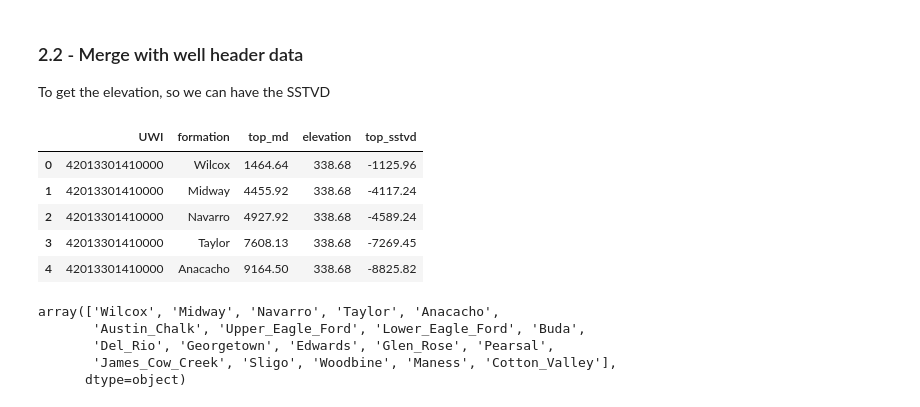
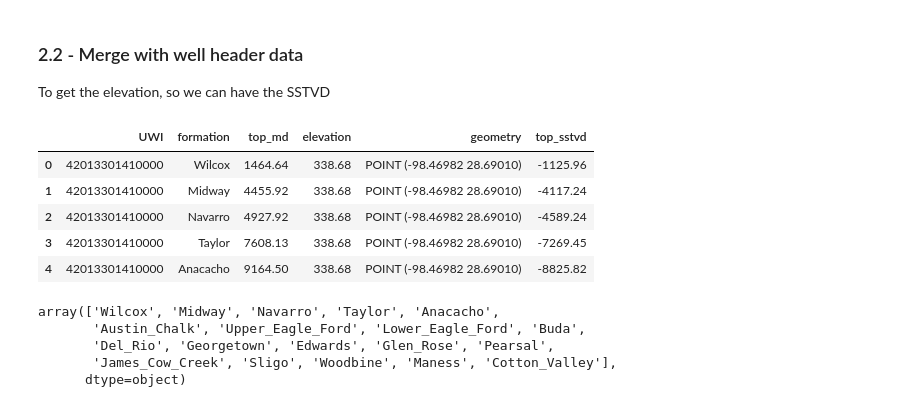
Before and after one commit to Tyrmes/gtx-2021, a Jupyter notebook: gtx/eda_oc/eda_1.ipynb, the cells around one changed output. Saved outputs shown, nothing was run; the diff lists cells and outputs as text; code cells hidden in the pictures.

```diff
--- a/gtx/eda_oc/eda_1.ipynb
+++ b/gtx/eda_oc/eda_1.ipynb
@@ -268,16 +268,17 @@ None
 To get the elevation, so we can have the SSTVD
 # %%
 top_sstvd_col = "top_sstvd"
-df_tops = df_tops.merge(gdf_wh[[uwi_col, kb_col]], on=uwi_col)
+df_tops = gpd.GeoDataFrame(df_tops.merge(gdf_wh[[uwi_col, kb_col, "geometry"]],
+                                         on=uwi_col))
 df_tops[top_sstvd_col] = -(df_tops[top_md_col] - df_tops[kb_col])
 df_tops.head()
 # %% [output]
-|  | UWI | formation | top_md | elevation | top_sstvd |
-| 0 | 42013301410000 | Wilcox | 1464.64 | 338.68 | -1125.96 |
-| 1 | 42013301410000 | Midway | 4455.92 | 338.68 | -4117.24 |
-| 2 | 42013301410000 | Navarro | 4927.92 | 338.68 | -4589.24 |
-| 3 | 42013301410000 | Taylor | 7608.13 | 338.68 | -7269.45 |
-| 4 | 42013301410000 | Anacacho | 9164.50 | 338.68 | -8825.82 |
+|  | UWI | formation | top_md | elevation | geometry | top_sstvd |
+| 0 | 42013301410000 | Wilcox | 1464.64 | 338.68 | POINT (-98.46982 28.69010) | -1125.96 |
+| 1 | 42013301410000 | Midway | 4455.92 | 338.68 | POINT (-98.46982 28.69010) | -4117.24 |
+| 2 | 42013301410000 | Navarro | 4927.92 | 338.68 | POINT (-98.46982 28.69010) | -4589.24 |
+| 3 | 42013301410000 | Taylor | 7608.13 | 338.68 | POINT (-98.46982 28.69010) | -7269.45 |
+| 4 | 42013301410000 | Anacacho | 9164.50 | 338.68 | POINT (-98.46982 28.69010) | -8825.82 |
 # %%
 formations = df_tops[formation_col].unique()
 formations
```
Also changed, not shown: parts of 4 cells of this notebook, 19 other files.
